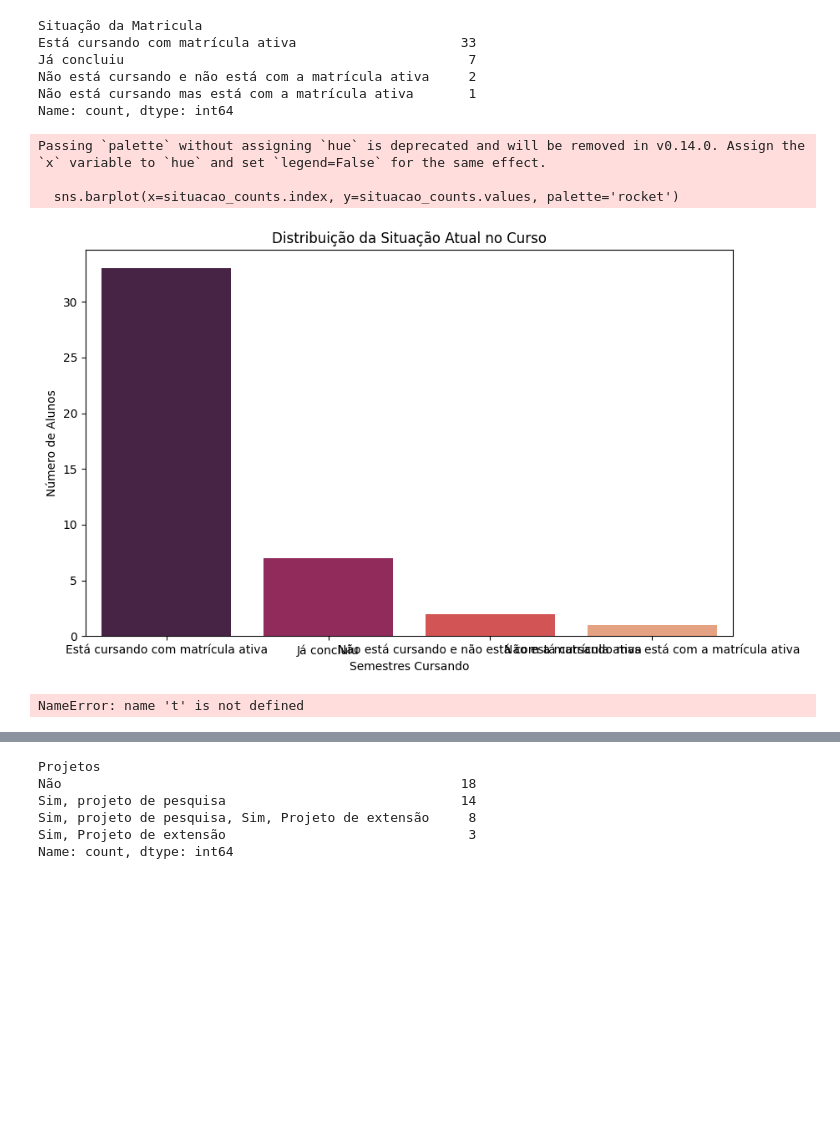
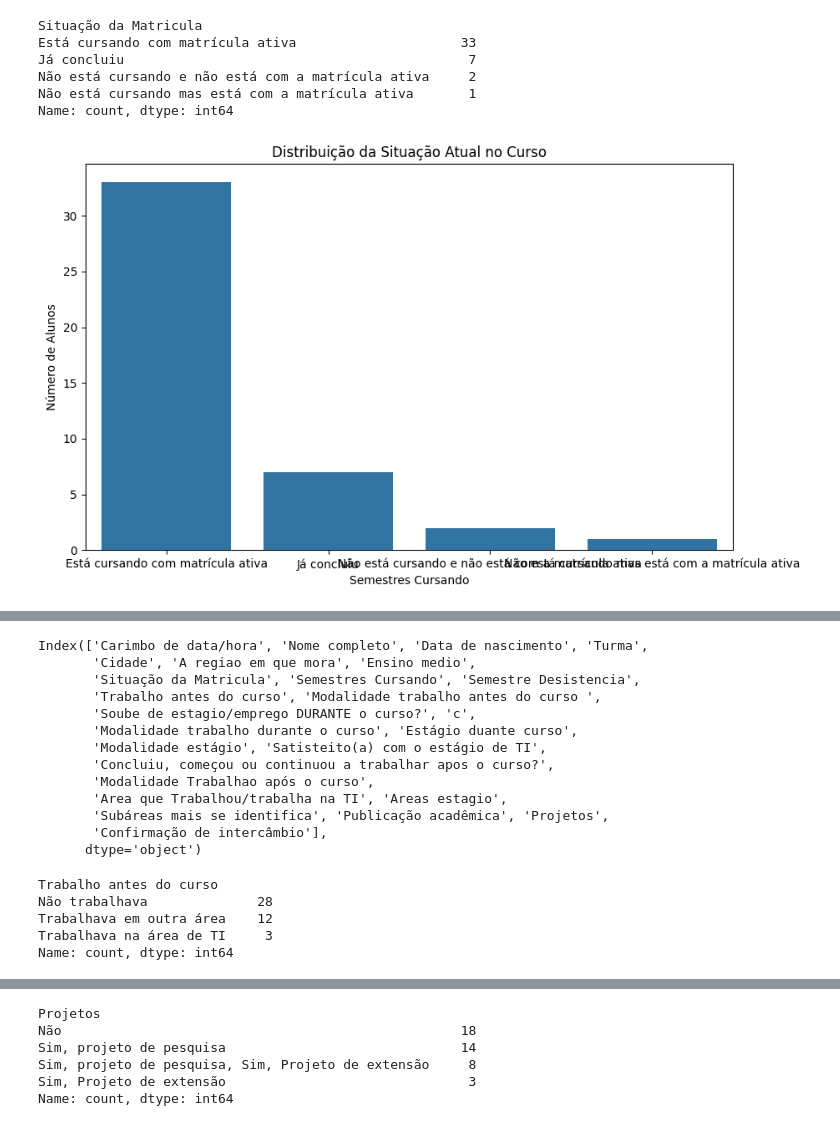
Before and after one commit to Thurcavalcante/analise-curso-tsi, a Jupyter notebook: Curso-TSI.ipynb, the cells around one changed output, grey strips where cells are left out. Cells and saved outputs as stored; diff of their text form; code cells hidden in the pictures; blank space fills up the shorter version.

```diff
--- a/Curso-TSI.ipynb
+++ b/Curso-TSI.ipynb
@@ -94,26 +112,42 @@ Name: count, dtype: int64
 # %%
 # Visualização da distribuição da situação no curso
 plt.figure(figsize=(10, 6))
-sns.barplot(x=situacao_counts.index, y=situacao_counts.values, palette='rocket')
+sns.barplot(x=situacao_counts.index, y=situacao_counts.values, )
 plt.title('Distribuição da Situação Atual no Curso')
 plt.xlabel('Semestres Cursando')
 plt.ylabel('Número de Alunos')
 plt.show()
 # %% [output]
-Passing `palette` without assigning `hue` is deprecated and will be removed in v0.14.0. Assign the `x` variable to `hue` and set `legend=False` for the same effect.
-
-  sns.barplot(x=situacao_counts.index, y=situacao_counts.values, palette='rocket')
-[figure, old version]
+[figure, new version]
-# %%
-# 4. Trabalho Antes e Durante o Curso
-trabalho_antes_curso_counts = df['Trabalho antes do curso'].value_counts()
-trabalho_durante_curso_counts = df['Continuou trabalhando durante o curso'].value_counts()
-t
-# %% [output]
-NameError: name 't' is not defined
 # %%
 df.head(1)
 # %% [output]
 |  | Carimbo de data/hora | Nome completo | Data de nascimento | Turma | Cidade | A regiao em que mora | ... |
 | 0 | NaN | Gabriel Rodrigues Freitas | 13/12/2000 | TSI 2020 | Canguaretama | Urbana | ... |
 1 rows × 26 columns
+# %%
+df.columns
+# %% [output]
+Index(['Carimbo de data/hora', 'Nome completo', 'Data de nascimento', 'Turma',
+       'Cidade', 'A regiao em que mora', 'Ensino medio',
+       'Situação da Matricula', 'Semestres Cursando', 'Semestre Desistencia',
+       'Trabalho antes do curso', 'Modalidade trabalho antes do curso ',
+       'Soube de estagio/emprego DURANTE o curso?', 'c',
+       'Modalidade trabalho durante o curso', 'Estágio duante curso',
+       'Modalidade estágio', 'Satisteito(a) com o estágio de TI',
+       'Concluiu, começou ou continuou a trabalhar apos o curso?',
+       'Modalidade Trabalhao após o curso',
+       'Area que Trabalhou/trabalha na TI', 'Areas estagio',
+       'Subáreas mais se identifica', 'Publicação acadêmica', 'Projetos',
+       'Confirmação de intercâmbio'],
+      dtype='object')
+# %%
+# 4. Trabalho Antes e Durante o Curso
+trabalho_antes_curso_counts = df['Trabalho antes do curso'].value_counts()
+trabalho_antes_curso_counts
+# %% [output]
+Trabalho antes do curso
+Não trabalhava              28
+Trabalhava em outra área    12
+Trabalhava na área de TI     3
+Name: count, dtype: int64
```
Also changed, not shown: parts of 6 cells of this notebook, 3 other files.
